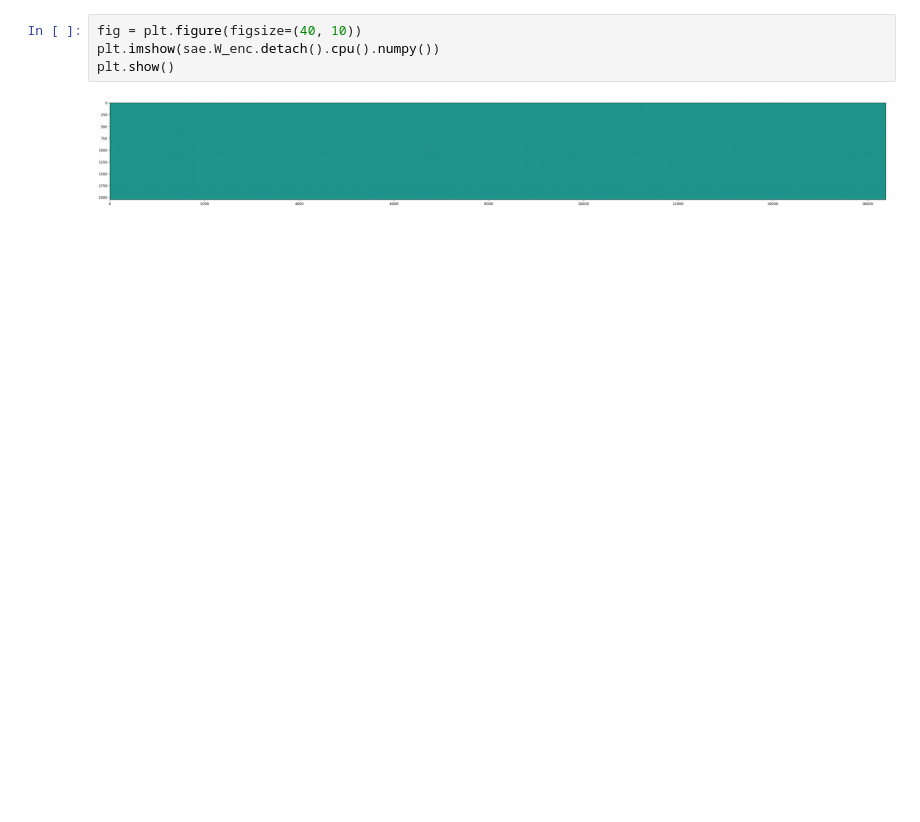
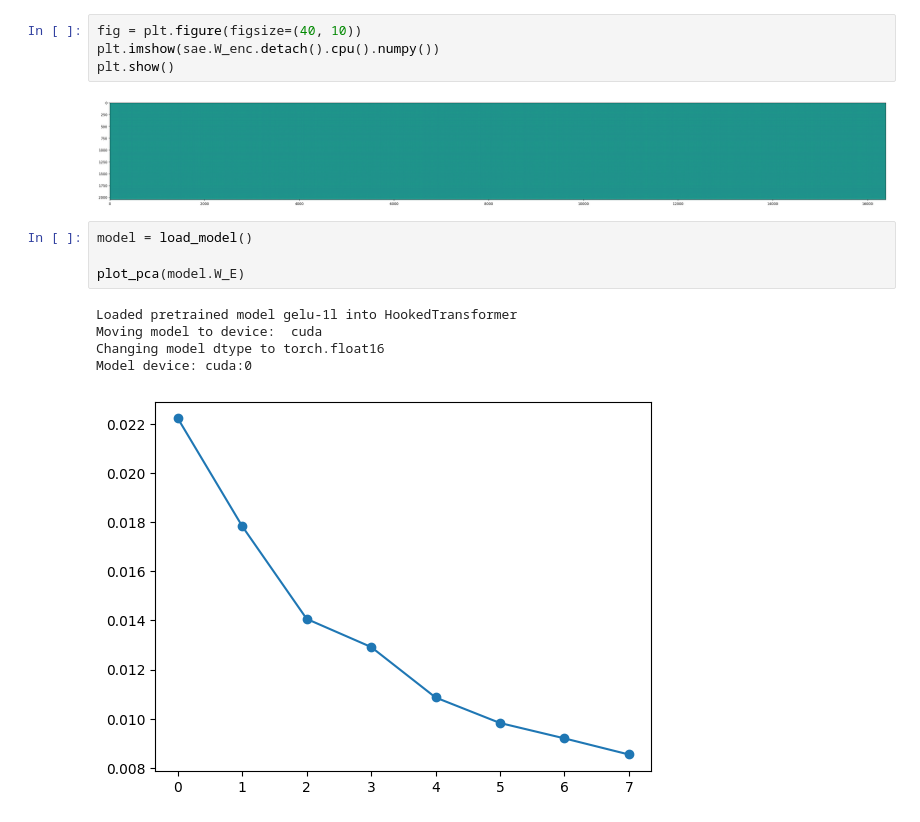
Before and after one commit to pchlenski/mats, a Jupyter notebook: notebooks/5_pc_weights_exploration.ipynb, the cells around one changed output. Saved outputs shown, nothing was run; the diff lists cells and outputs as text; blank space fills up the shorter version.

Commit message:
PCA on model weights

```diff
--- a/notebooks/5_pc_weights_exploration.ipynb
+++ b/notebooks/5_pc_weights_exploration.ipynb
@@ -79,3 +86,13 @@ plt.imshow(sae.W_enc.detach().cpu().numpy())
 plt.show()
 # %% [output]
 [figure]
+# %%
+model = load_model()
+
+plot_pca(model.W_E)
+# %% [output]
+Loaded pretrained model gelu-1l into HookedTransformer
+Moving model to device:  cuda
+Changing model dtype to torch.float16
+Model device: cuda:0
+[figure, added]
```
Also changed, not shown: parts of 11 cells of this notebook, 4 other files.
